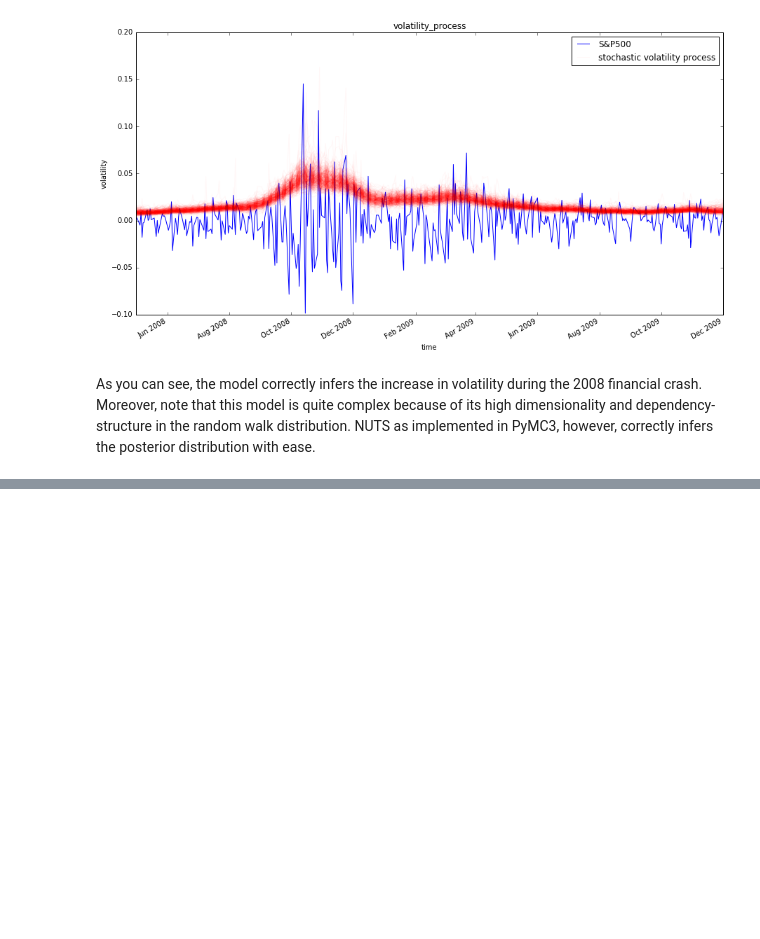
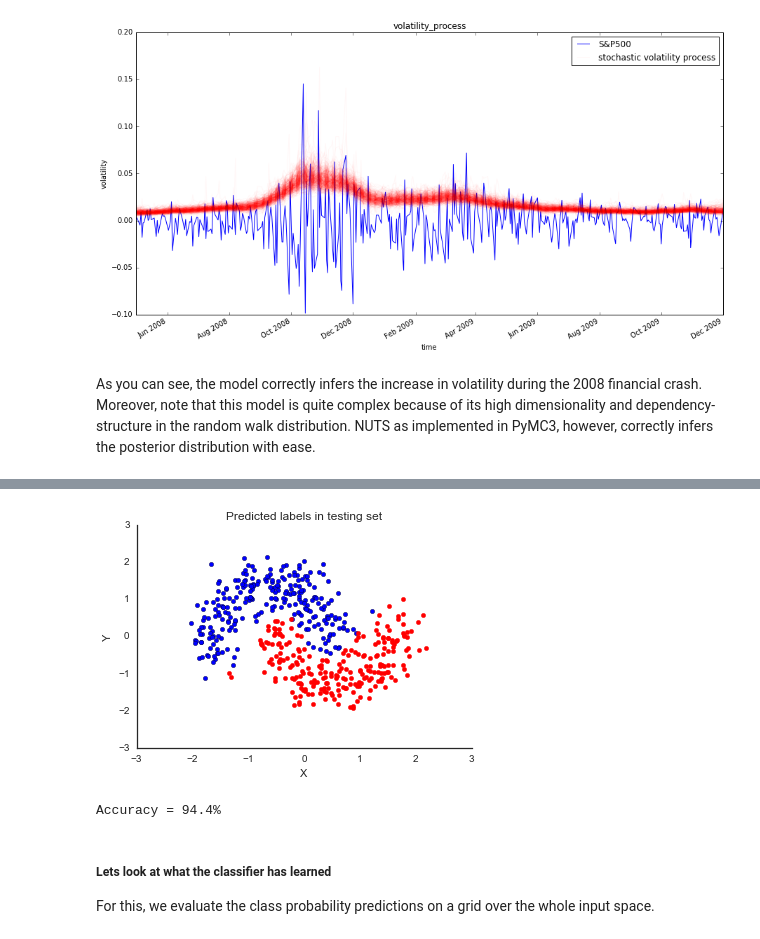
Before and after one commit to ericxtang/pymc3-examples, a Jupyter notebook: Probabilistic Programming in 3 Examples.ipynb, the cells around one changed output, grey strips where cells are left out. Saved outputs shown, nothing was run; the diff lists cells and outputs as text; code cells hidden in the pictures; blank space fills up the shorter version.

```diff
--- a/Probabilistic Programming in 3 Examples.ipynb
+++ b/Probabilistic Programming in 3 Examples.ipynb
@@ -315,0 +416,3 @@ As you can see, the model correctly infers the increase in volatility during the
+# %%
+with neural_network:
+    trace = pm.variational.sample_vp(v_params, draws=5000)
@@ -315,0 +430,25 @@ As you can see, the model correctly infers the increase in volatility during the
+# %%
+# Replace shared variables with testing set
+ann_input.set_value(X_test)
+ann_output.set_value(Y_test)
+
+# Creater posterior predictive samples
+ppc = pm.sample_ppc(trace, model=neural_network, samples=500)
+
+# Use probability of > 0.5 to assume prediction of class 1
+pred = ppc['out'].mean(axis=0) > 0.5
+# %%
+fig, ax = plt.subplots()
+ax.scatter(X_test[pred==0, 0], X_test[pred==0, 1])
+ax.scatter(X_test[pred==1, 0], X_test[pred==1, 1], color='r')
+sns.despine()
+ax.set(title='Predicted labels in testing set', xlabel='X', ylabel='Y');
+# %% [output]
+[figure, added]
+# %%
+print('Accuracy = {}%'.format((Y_test == pred).mean() * 100))
+# %% [output]
+Accuracy = 94.4%
+# %% [markdown]
+##### Lets look at what the classifier has learned
+For this, we evaluate the class probability predictions on a grid over the whole input space.
```
Also changed, not shown: parts of 28 cells of this notebook.
